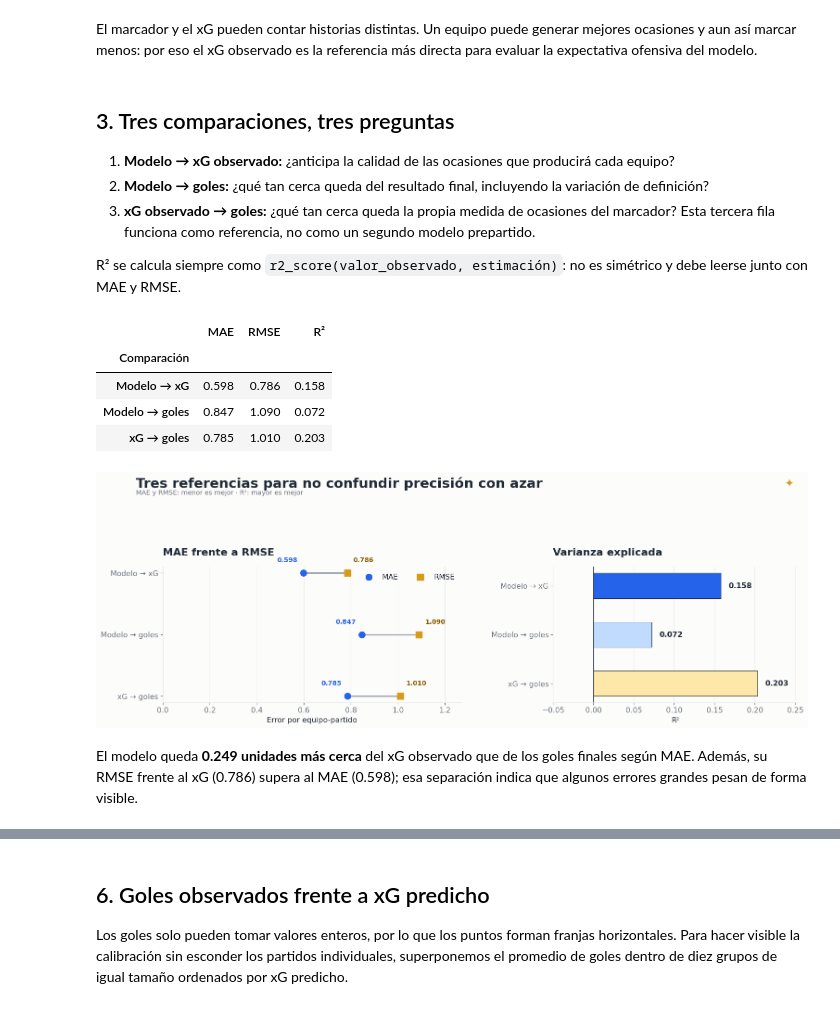
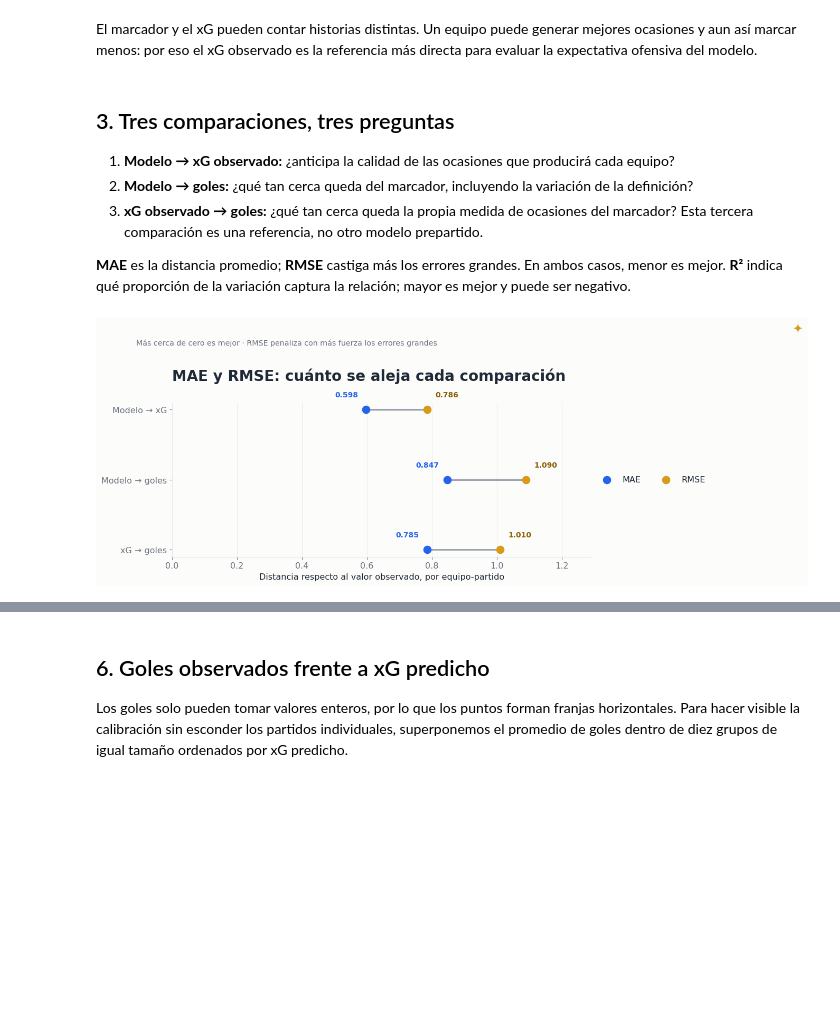
Before and after one commit to venomio5/data-analytics-portfolio, a Jupyter notebook: modelo-prediccion-futbol/05_results/01_xg_analysis.ipynb, the cells around one changed output, grey strips where cells are left out. Cells and saved outputs as stored; diff of their text form; code cells hidden in the pictures; blank space fills up the shorter version.

```diff
--- a/modelo-prediccion-futbol/05_results/01_xg_analysis.ipynb
+++ b/modelo-prediccion-futbol/05_results/01_xg_analysis.ipynb
@@ -179,10 +161,10 @@ El marcador y el xG pueden contar historias distintas. Un equipo puede generar m
 ## 3. Tres comparaciones, tres preguntas
 
 1. **Modelo → xG observado:** ¿anticipa la calidad de las ocasiones que producirá cada equipo?
-2. **Modelo → goles:** ¿qué tan cerca queda del resultado final, incluyendo la variación de definición?
-3. **xG observado → goles:** ¿qué tan cerca queda la propia medida de ocasiones del marcador? Esta tercera fila funciona como referencia, no como un segundo modelo prepartido.
+2. **Modelo → goles:** ¿qué tan cerca queda del marcador, incluyendo la variación de la definición?
+3. **xG observado → goles:** ¿qué tan cerca queda la propia medida de ocasiones del marcador? Esta tercera comparación es una referencia, no otro modelo prepartido.
 
-R² se calcula siempre como `r2_score(valor_observado, estimación)`: no es simétrico y debe leerse junto con MAE y RMSE.
+**MAE** es la distancia promedio; **RMSE** castiga más los errores grandes. En ambos casos, menor es mejor. **R²** indica qué proporción de la variación captura la relación; mayor es mejor y puede ser negativo.
 # %%
 home_observations = complete_predictions.rename(columns={
     "home_team": "team",
@@ -218,70 +200,30 @@ metric_specs = [
 metrics = pd.DataFrame(
     [{"Comparación": label, **regression_metrics(observed, estimated)} for label, observed, estimated in metric_specs]
 ).set_index("Comparación")
-
-display(
-    metrics.style
-    .format({"MAE": "{:.3f}", "RMSE": "{:.3f}", "R²": "{:.3f}"})
-    .set_properties(**{"padding": "7px 18px", "text-align": "center"})
-    .set_table_styles([
-        {"selector": "th", "props": [("background-color", BLUE), ("color", "white"), ("text-align", "center")]},
-        {"selector": "th.row_heading", "props": [("text-align", "left")]},
-    ])
-)
-# %% [output]
-|  | MAE | RMSE | R² |
-| Comparación |  |  |  |
-| Modelo → xG | 0.598 | 0.786 | 0.158 |
-| Modelo → goles | 0.847 | 1.090 | 0.072 |
-| xG → goles | 0.785 | 1.010 | 0.203 |
 # %%
 comparison_labels = metrics.index.tolist()
 y_positions = np.arange(len(comparison_labels))[::-1]
 
-fig, (ax_error, ax_r2) = plt.subplots(1, 2, figsize=(15.5, 5.6), gridspec_kw={"width_ratios": [1.22, 1]})
+fig, ax = plt.subplots(figsize=(13.8, 5.2))
 
 for y, label in zip(y_positions, comparison_labels):
     mae = metrics.loc[label, "MAE"]
     rmse = metrics.loc[label, "RMSE"]
-    ax_error.plot([mae, rmse], [y, y], color=GREY, linewidth=2.2, zorder=1)
-    ax_error.scatter(mae, y, s=95, color=BLUE, marker="o", label="MAE" if y == y_positions[0] else None, zorder=2)
-    ax_error.scatter(rmse, y, s=95, color=GOLD, marker="s", label="RMSE" if y == y_positions[0] else None, zorder=2)
-    ax_error.text(mae - 0.025, y + 0.18, f"{mae:.3f}", color=BLUE, ha="right", fontsize=10, fontweight="bold")
-    ax_error.text(rmse + 0.025, y + 0.18, f"{rmse:.3f}", color="#8A5C00", ha="left", fontsize=10, fontweight="bold")
+    ax.plot([mae, rmse], [y, y], color=GREY, linewidth=2.2, zorder=1)
+    ax.scatter(mae, y, s=105, color=BLUE, marker="o", label="MAE" if y == y_positions[0] else None, zorder=2)
+    ax.scatter(rmse, y, s=105, color=GOLD, marker="o", label="RMSE" if y == y_positions[0] else None, zorder=2)
+    ax.text(mae - 0.025, y + 0.18, f"{mae:.3f}", color=BLUE, ha="right", fontsize=10, fontweight="bold")
+    ax.text(rmse + 0.025, y + 0.18, f"{rmse:.3f}", color="#8A5C00", ha="left", fontsize=10, fontweight="bold")
 
-ax_error.set_yticks(y_positions, comparison_labels)
-ax_error.set_xlim(0, metrics["RMSE"].max() + 0.18)
-ax_error.set_xlabel("Error por equipo-partido")
-ax_error.set_title("MAE frente a RMSE", loc="left", fontsize=16, pad=18)
-ax_error.legend(frameon=False, ncol=2, loc="upper right")
-clean_axes(ax_error, grid_axis="x")
+ax.set_yticks(y_positions, comparison_labels)
+ax.set_xlim(0, metrics["RMSE"].max() + 0.20)
+ax.set_xlabel("Distancia respecto al valor observado, por equipo-partido")
+ax.set_title("MAE y RMSE: cuánto se aleja cada comparación", loc="left", fontsize=20, pad=30)
+ax.legend(frameon=False, ncol=2, loc="center left", bbox_to_anchor=(1.01, 0.5), borderaxespad=0)
+clean_axes(ax, grid_axis="x")
 
-r2_values = metrics["R²"].to_numpy()
-bars = ax_r2.barh(y_positions, r2_values, color=[BLUE, BLUE_LIGHT, GOLD_LIGHT], edgecolor=INK, linewidth=0.7, height=0.52)
-ax_r2.axvline(0, color=INK, linewidth=1.0)
-for bar, value in zip(bars, r2_values):
-    ax_r2.text(value + 0.009, bar.get_y() + bar.get_height() / 2, f"{value:.3f}", va="center", fontweight="bold")
-
-ax_r2.set_yticks(y_positions, comparison_labels)
-ax_r2.set_xlim(min(-0.05, r2_values.min() - 0.04), max(0.25, r2_values.max() + 0.05))
-ax_r2.set_xlabel("R²")
-ax_r2.set_title("Varianza explicada", loc="left", fontsize=16, pad=18)
-clean_axes(ax_r2, grid_axis="x")
-
-fig.suptitle("Tres referencias para no confundir precisión con azar", x=0.06, ha="left", fontsize=21, fontweight="bold")
-finish_chart(fig, "MAE y RMSE: menor es mejor · R²: mayor es mejor", y=0.91)
-plt.tight_layout(rect=(0, 0, 1, 0.82), w_pad=4)
+finish_chart(fig, "Más cerca de cero es mejor · RMSE penaliza con más fuerza los errores grandes", y=0.89)
+plt.tight_layout(rect=(0, 0, 0.86, 0.84))
 plt.show()
 # %% [output]
-[figure, old version]
+[figure, new version]
-# %%
-model_xg_mae = metrics.loc["Modelo → xG", "MAE"]
-model_goal_mae = metrics.loc["Modelo → goles", "MAE"]
-model_xg_rmse = metrics.loc["Modelo → xG", "RMSE"]
-
-display(Markdown(
-    f"El modelo queda **{model_goal_mae - model_xg_mae:.3f} unidades más cerca** del xG observado que de los goles finales según MAE. "
-    f"Además, su RMSE frente al xG ({model_xg_rmse:.3f}) supera al MAE ({model_xg_mae:.3f}); esa separación indica que algunos errores grandes pesan de forma visible."
-))
-# %% [output]
-El modelo queda **0.249 unidades más cerca** del xG observado que de los goles finales según MAE. Además, su RMSE frente al xG (0.786) supera al MAE (0.598); esa separación indica que algunos errores grandes pesan de forma visible.
```
Also changed, not shown: parts of 16 cells of this notebook.
